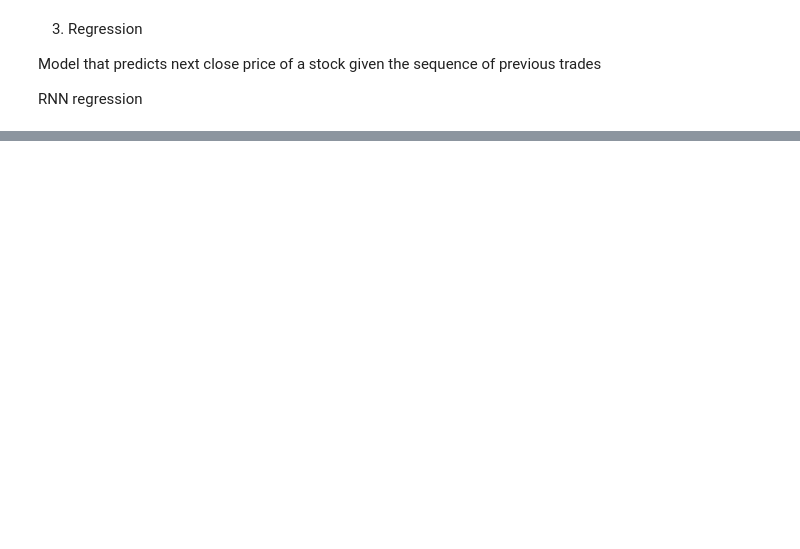
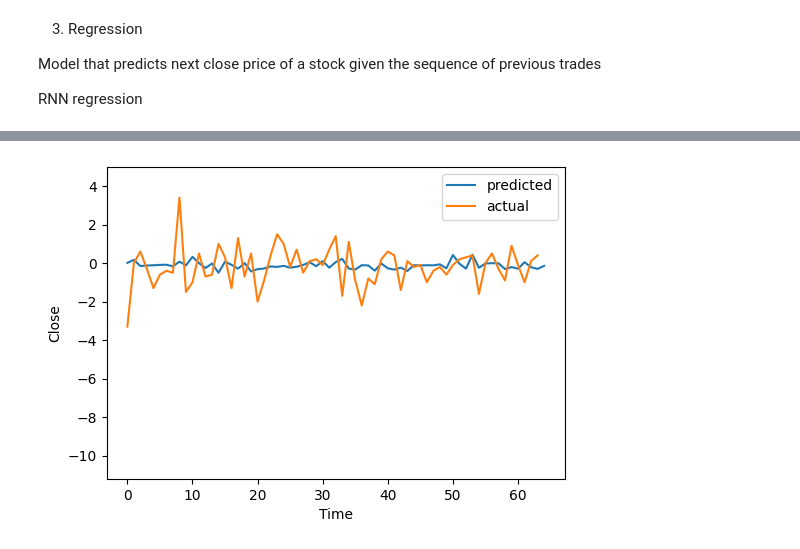
Before and after one commit to volodymyrkir/exploratory_data_analysis, a Jupyter notebook: tasks/task_2.ipynb, the cells around one changed output, grey strips where cells are left out. Cells and saved outputs as stored; diff of their text form; code cells hidden in the pictures; blank space fills up the shorter version.

```diff
--- a/tasks/task_2.ipynb
+++ b/tasks/task_2.ipynb
@@ -457,0 +476,5 @@ classification_data = {
+# %%
+regression_model = tf.keras.Sequential([
+    tf.keras.layers.LSTM(128,  return_sequences=True, input_shape=(None, SEQ_LENGTH)),
+    tf.keras.layers.Dense(1)
+])
@@ -457,0 +538,26 @@ classification_data = {
+# %%
+predictions = []
+actual_values = []
+
+segment = close_vals_delta[:100 + SEQ_LENGTH + 1]
+
+for sequence in sliding_window_view(close_vals_delta, SEQ_LENGTH + 1):
+    history, target = split_input_target(sequence)
+
+    prediction = regression_model.predict(history.reshape(1, 1, SEQ_LENGTH), verbose=0)
+    predictions.append(prediction.flatten()[0])
+    actual_values.append(target[-1])
+
+fig, ax = plt.subplots(1, 1)
+fig.tight_layout(pad=5.0)
+
+ax.plot(predictions, label='predicted')
+ax.plot(target, label='actual')
+ax.set_xlabel('Time')
+ax.set_ylabel('Close')
+ax.set_ylim([np.min(segment) - 1, np.max(segment) + 1])
+
+plt.legend(loc="upper right")
+plt.show()
+# %% [output]
+[figure, added]
```
Also changed, not shown: parts of 31 cells of this notebook, 1 other file.
